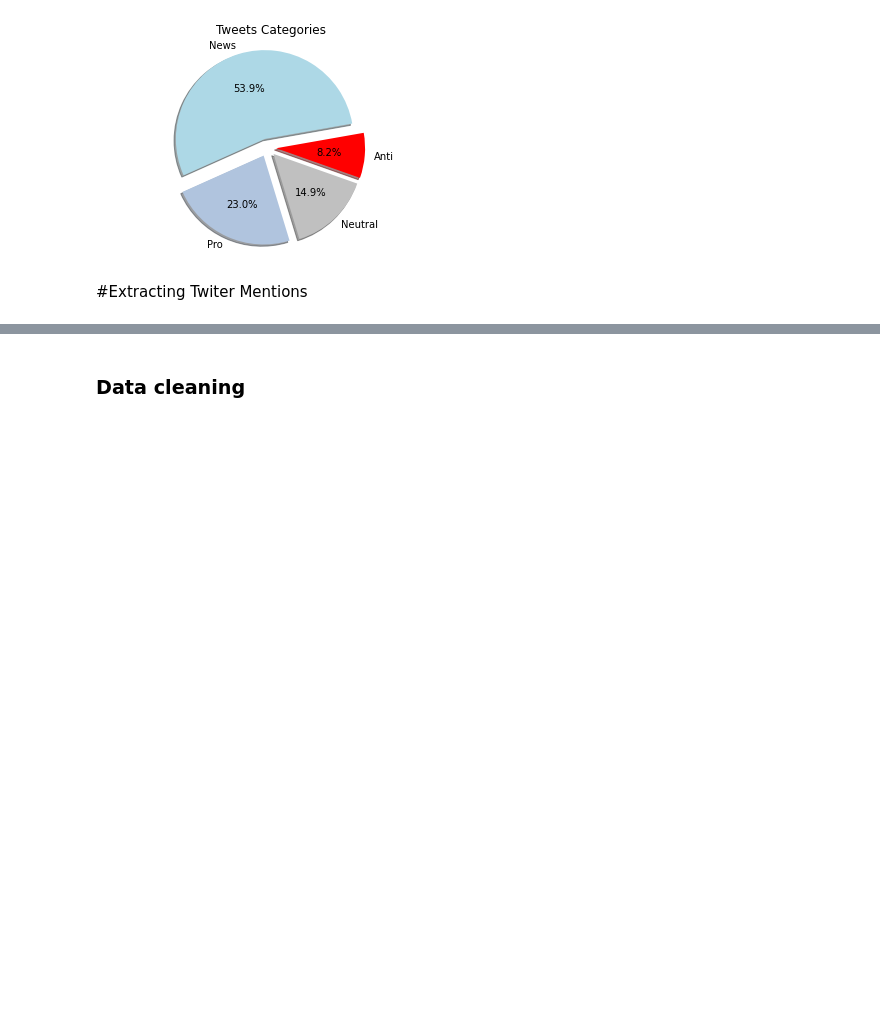
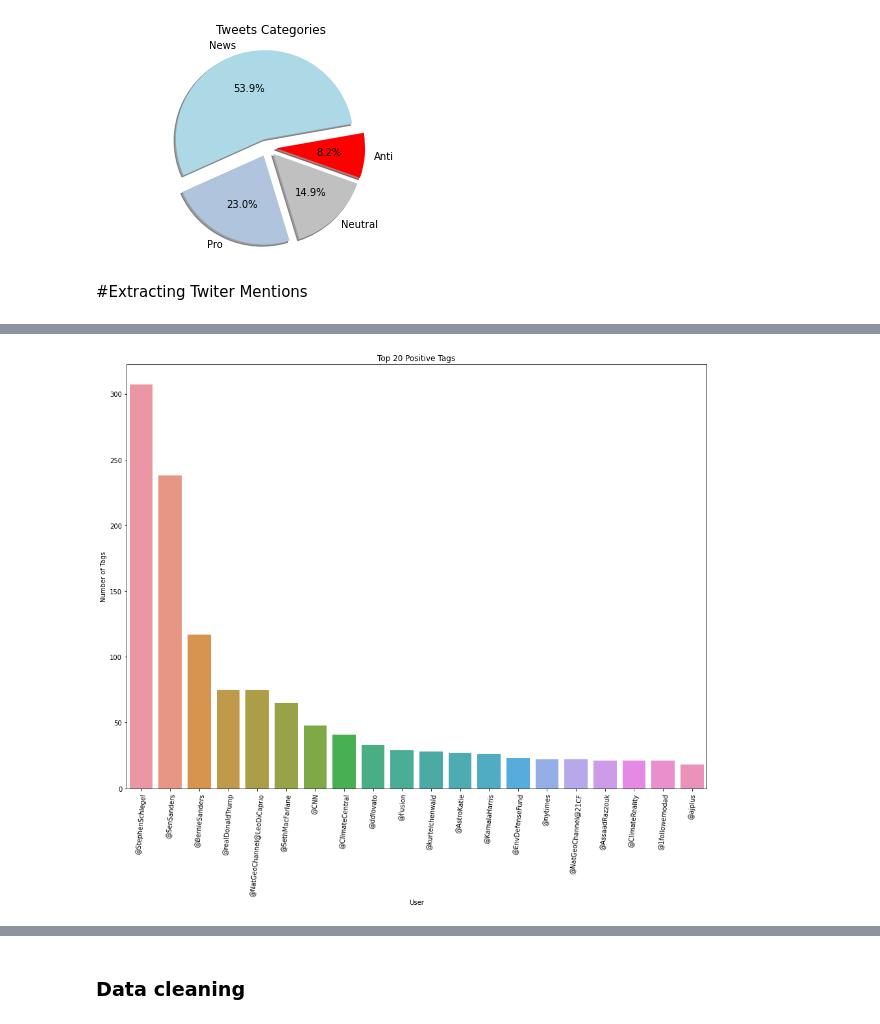
Before and after one commit to MfundoMhlanga/classification-predict-streamlit-template, a Jupyter notebook: Classification_Predict_Final.ipynb, the cells around one changed output, grey strips where cells are left out. Cells and saved outputs as stored; diff of their text form; code cells hidden in the pictures; blank space fills up the shorter version.

```diff
--- a/Classification_Predict_Final.ipynb
+++ b/Classification_Predict_Final.ipynb
@@ -265,0 +240,14 @@ The top Most popular tags are pro sentimental i.e 1 Pro: the tweet supports the
+# %%
+# Analysis of most popular tags, sorted by populariy
+fig, axs = plt.subplots(figsize = (16, 12))
+sns.countplot(x="users", data=df[df['sentiment'] == 1],
+              order=df[df['sentiment'] == 1].users.value_counts().iloc[:20].index)
+
+plt.xlabel('User')
+plt.ylabel('Number of Tags')
+plt.title('Top 20 Positive Tags')
+
+plt.xticks(rotation=85)
+plt.show()
+# %% [output]
+[figure, added]
```
Also changed, not shown: parts of 65 cells of this notebook.
